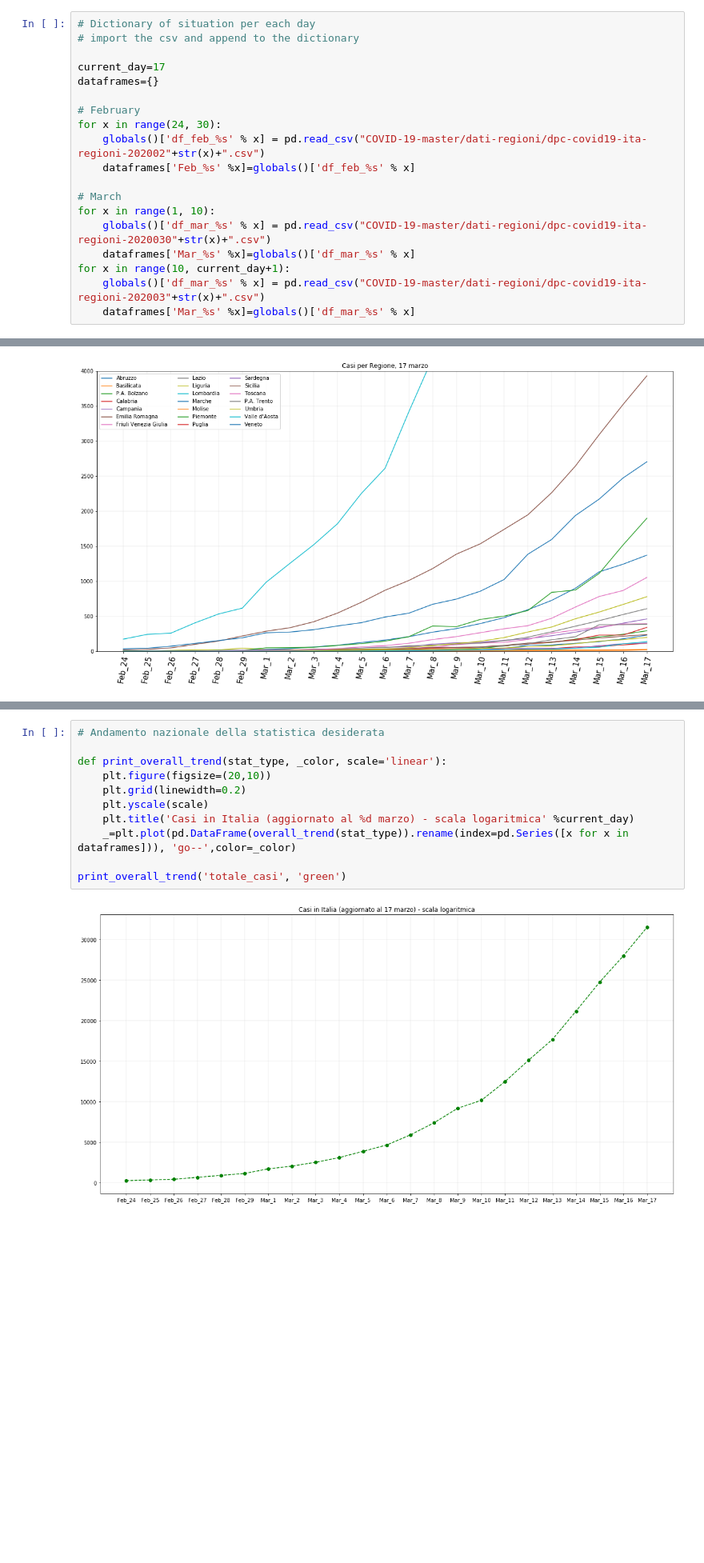
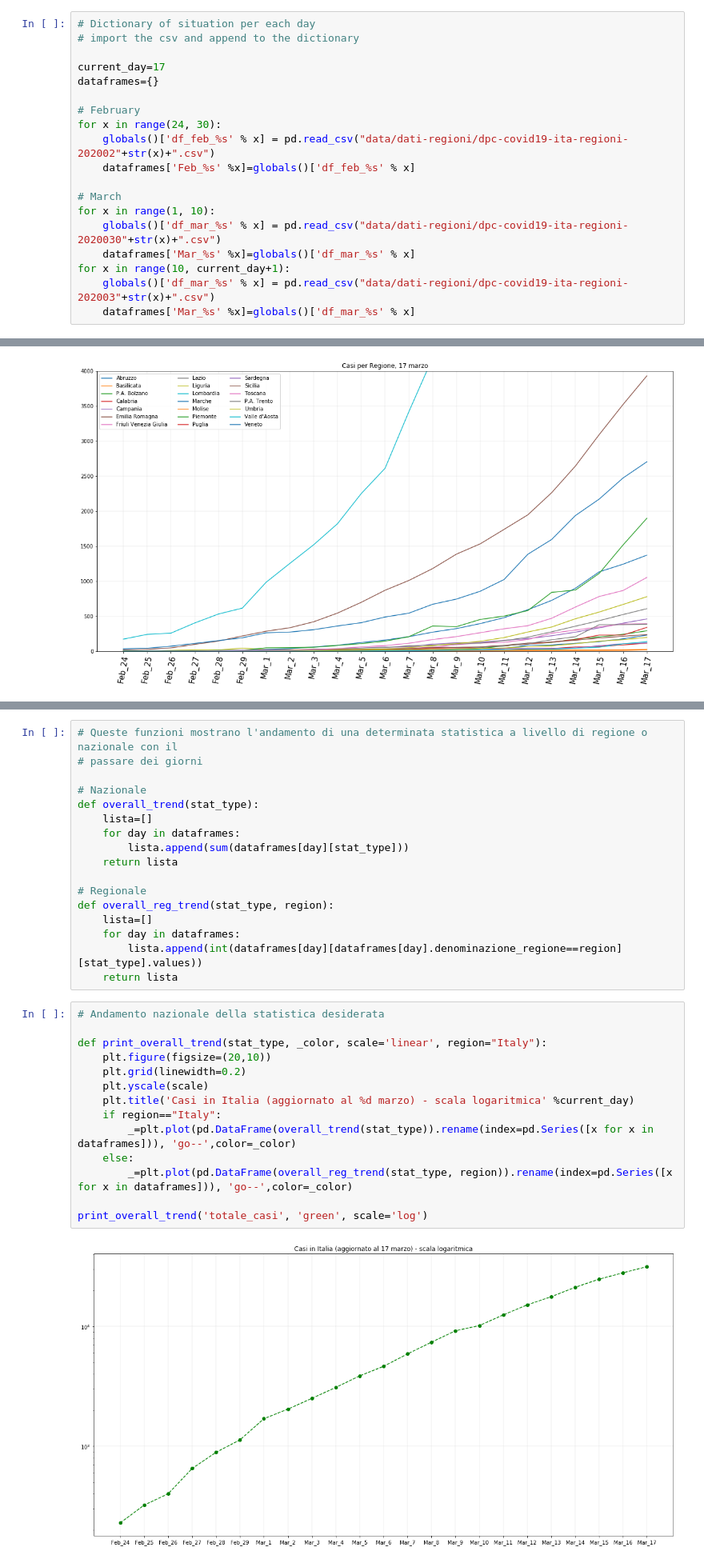
Before and after one commit to martinodn/CoViD-19, a Jupyter notebook: CoViD-19 analysis.ipynb, the cells around one changed output, grey strips where cells are left out. Shown at 80% size. Saved outputs shown, nothing was run; the diff lists cells and outputs as text; blank space fills up the shorter version.

```diff
--- a/CoViD-19 analysis.ipynb
+++ b/CoViD-19 analysis.ipynb
@@ -12,15 +17,15 @@ dataframes={}
 
 # February
 for x in range(24, 30):
-    globals()['df_feb_%s' % x] = pd.read_csv("COVID-19-master/dati-regioni/dpc-covid19-ita-regioni-202002"+str(x)+".csv")
+    globals()['df_feb_%s' % x] = pd.read_csv("data/dati-regioni/dpc-covid19-ita-regioni-202002"+str(x)+".csv")
     dataframes['Feb_%s' %x]=globals()['df_feb_%s' % x]
 
 # March
 for x in range(1, 10):
-    globals()['df_mar_%s' % x] = pd.read_csv("COVID-19-master/dati-regioni/dpc-covid19-ita-regioni-2020030"+str(x)+".csv")
+    globals()['df_mar_%s' % x] = pd.read_csv("data/dati-regioni/dpc-covid19-ita-regioni-2020030"+str(x)+".csv")
     dataframes['Mar_%s' %x]=globals()['df_mar_%s' % x]
 for x in range(10, current_day+1):
-    globals()['df_mar_%s' % x] = pd.read_csv("COVID-19-master/dati-regioni/dpc-covid19-ita-regioni-202003"+str(x)+".csv")
+    globals()['df_mar_%s' % x] = pd.read_csv("data/dati-regioni/dpc-covid19-ita-regioni-202003"+str(x)+".csv")
     dataframes['Mar_%s' %x]=globals()['df_mar_%s' % x]
 # %%
 # Dizionario abitanti per regione
@@ -109,16 +110,36 @@ def overall_trend(stat_type):
+# %%
+# Queste funzioni mostrano l'andamento di una determinata statistica a livello di regione o nazionale con il
+# passare dei giorni
+
+# Nazionale
+def overall_trend(stat_type):
+    lista=[]
+    for day in dataframes:
+        lista.append(sum(dataframes[day][stat_type]))
+    return lista
+
+# Regionale
+def overall_reg_trend(stat_type, region):
+    lista=[]
+    for day in dataframes:
+        lista.append(int(dataframes[day][dataframes[day].denominazione_regione==region][stat_type].values))
+    return lista
 # %%
 # Andamento nazionale della statistica desiderata
 
-def print_overall_trend(stat_type, _color, scale='linear'):
+def print_overall_trend(stat_type, _color, scale='linear', region="Italy"):
     plt.figure(figsize=(20,10))
     plt.grid(linewidth=0.2)
     plt.yscale(scale)
     plt.title('Casi in Italia (aggiornato al %d marzo) - scala logaritmica' %current_day)
-    _=plt.plot(pd.DataFrame(overall_trend(stat_type)).rename(index=pd.Series([x for x in dataframes])), 'go--',color=_color)
+    if region=="Italy":
+        _=plt.plot(pd.DataFrame(overall_trend(stat_type)).rename(index=pd.Series([x for x in dataframes])), 'go--',color=_color)
+    else:
+        _=plt.plot(pd.DataFrame(overall_reg_trend(stat_type, region)).rename(index=pd.Series([x for x in dataframes])), 'go--',color=_color)
 
-print_overall_trend('totale_casi', 'green')
+print_overall_trend('totale_casi', 'green', scale='log')
 # %% [output]
-[figure, old version]
+[figure, new version]
 # %%
 def delta_var(stat_type, perc="yes"):
     delta_perc=[]
```
Also changed, not shown: parts of 11 cells of this notebook.
